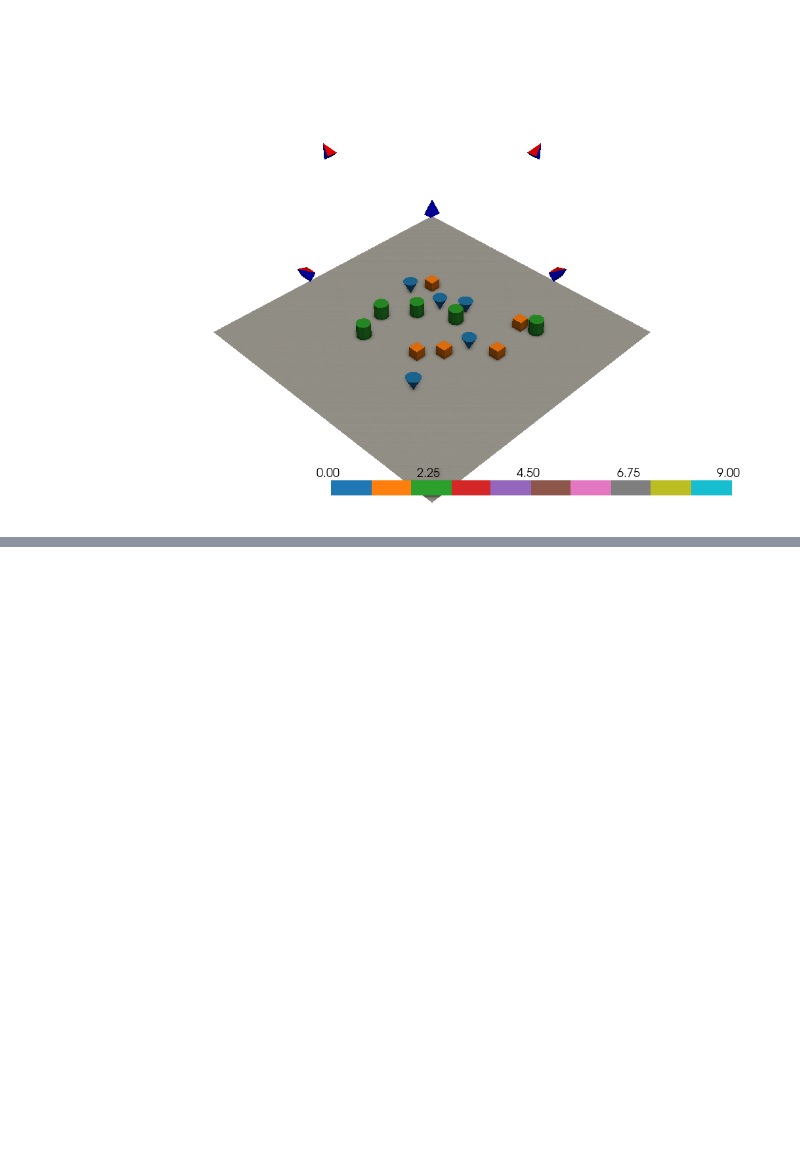
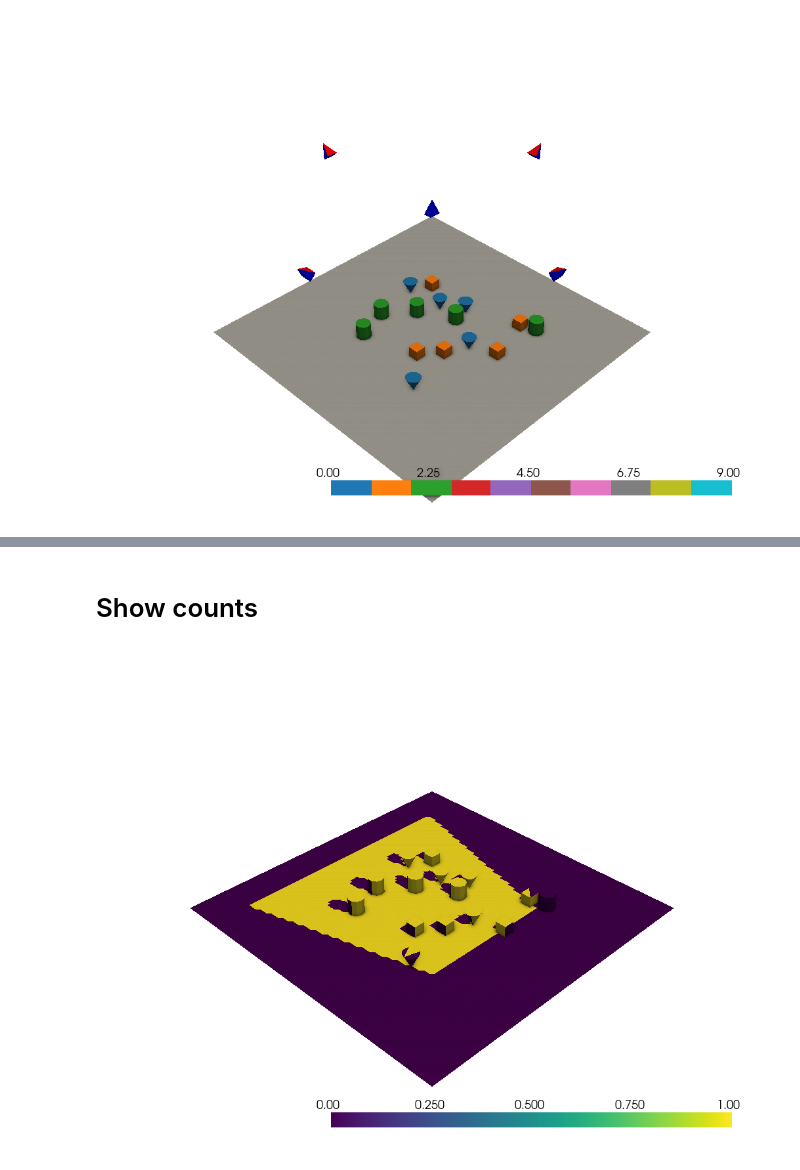
Before and after one commit to open-forest-observatory/geograypher, a Jupyter notebook: examples/concept_figure.ipynb, the cells around one changed output, grey strips where cells are left out. Drawn from its saved outputs; the diff is of its cells as text; code cells hidden in the pictures; blank space fills up the shorter version.

```diff
--- a/examples/concept_figure.ipynb
+++ b/examples/concept_figure.ipynb
@@ -153,26 +206,0 @@ labels_gdf.plot("name", legend=True, cmap="tab10", vmin=0, vmax=9)
-# %%
-from multiview_mapping_toolkit.config import MATPLOTLIB_PALLETE
-
-print(MATPLOTLIB_PALLETE[:3])
-
-color_dict = {
-    "cone": MATPLOTLIB_PALLETE[0],
-    "cylinder": MATPLOTLIB_PALLETE[2],
-    "cube": MATPLOTLIB_PALLETE[1],
-}
-
-hue_range_dict = {"cone": 0.1, "cylinder": 0.2, "cube": 0.1}
-
-colors_per_face = np.full((mesh.n_cells, 3), fill_value=0.5)
-IDs_per_face = np.full((mesh.n_cells, 1), fill_value=np.nan)
-
-for i, (name, group) in enumerate(labels_gdf.groupby("name")):
-    num = len(group)
-    gradient = make_color_gradient(color_dict[name], num, hue_range=hue_range_dict[name])
-    # Indices into the original dataset
-    IDs = group.index.to_numpy()
-    # TODO rename
-    for ID, color in zip(IDs, gradient):
-        matching = mesh["ID"] == ID
-        colors_per_face[matching, :] = color
-        IDs_per_face[matching, :] = i
@@ -278,0 +348,7 @@ for i in range(5):
+# %%
+from multiview_mapping_toolkit.segmentation.derived_segmentors import LookUpSegmentor
+from multiview_mapping_toolkit.segmentation.segmentor import SegmentorPhotogrammetryCameraSet
+
+segmentor = LookUpSegmentor(IMAGE_FOLDER,LABEL_IMAGES_FOLDER, num_classes=3)
+segmentor_camera_set = SegmentorPhotogrammetryCameraSet(camera_set, segmentor)
+aggregation_mesh = TexturedPhotogrammetryMesh(mesh=mesh)
@@ -278,0 +358,8 @@ for i in range(5):
+# %% [markdown]
+# Show counts
+# %%
+sub_camera_set = segmentor_camera_set.get_subset_cameras([1])
+normalized_face_texture, face_texture, counts = aggregation_mesh.aggregate_viewpoints_pytorch3d(sub_camera_set)
+aggregation_mesh.vis(vis_scalars=counts)
+# %% [output]
+[figure, added]
```
Also changed, not shown: parts of 23 cells of this notebook.
